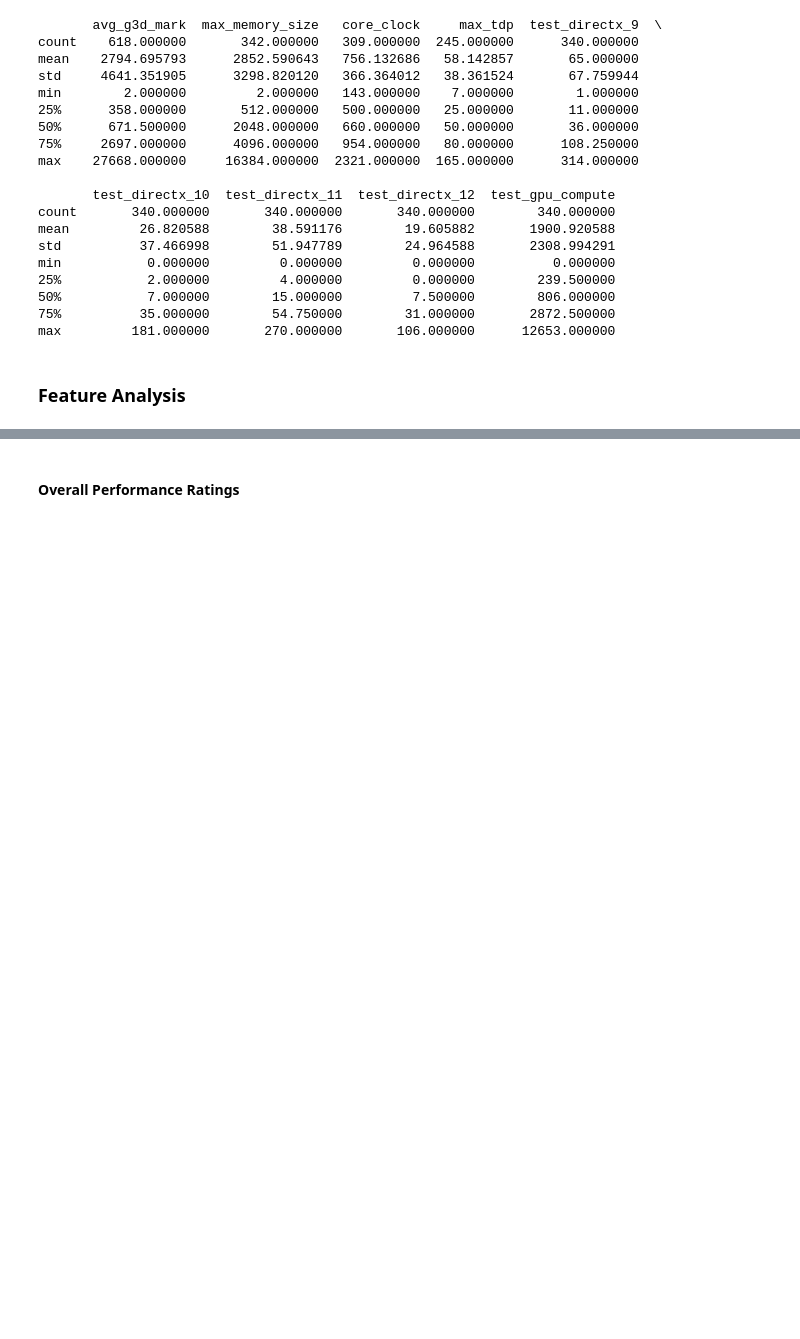
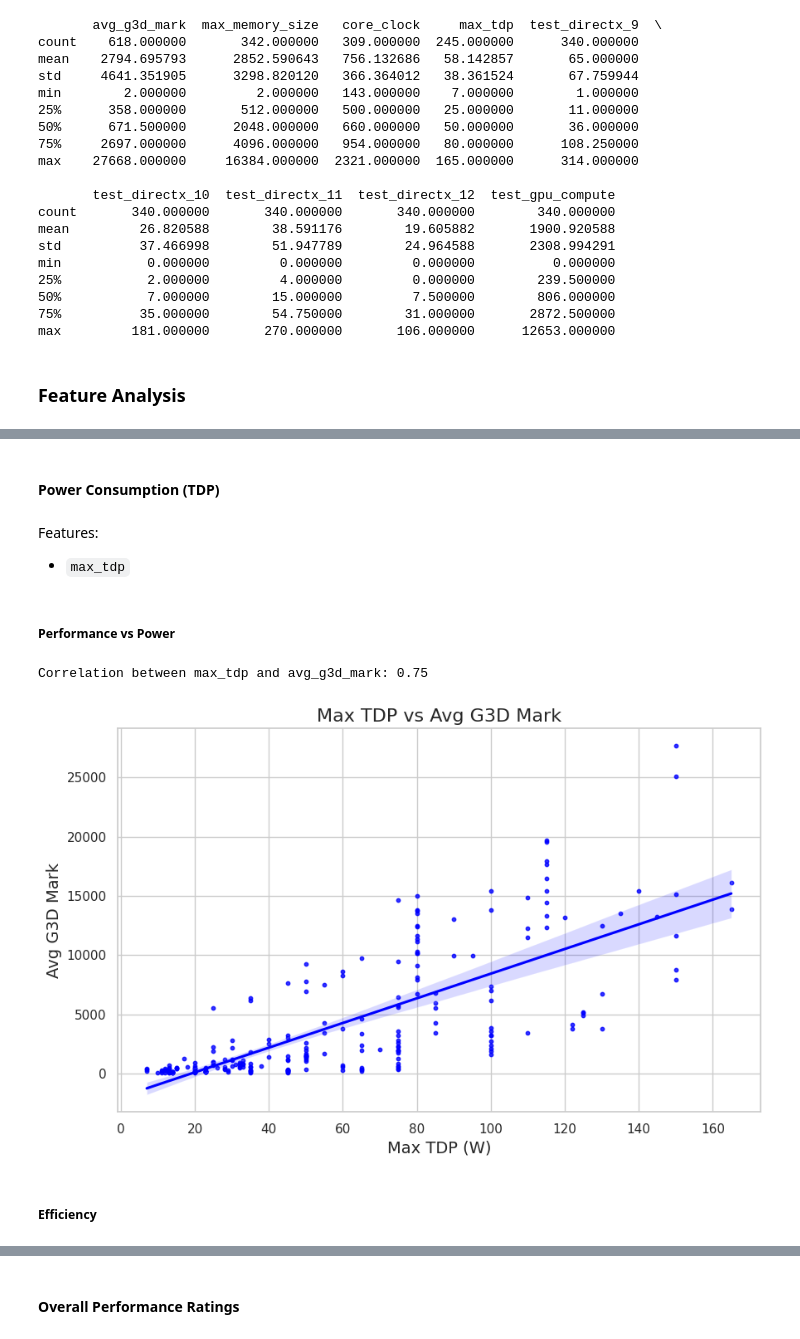
Before and after one commit to auphong2707/laptop-price-prediction-ds-prj, a Jupyter notebook: data_analysis/EDA.ipynb, the cells around one changed output, grey strips where cells are left out. Drawn from its saved outputs; the diff is of its cells as text; code cells hidden in the pictures; blank space fills up the shorter version.

```diff
--- a/data_analysis/EDA.ipynb
+++ b/data_analysis/EDA.ipynb
@@ -732,0 +926,37 @@ max         181.000000       270.000000       106.000000      12653.000000
+# %% [markdown]
+#### Power Consumption (TDP)
+# %% [markdown]
+Features:
+- `max_tdp`
+# %% [markdown]
+##### Performance vs Power
+# %%
+# Clone the gpu_data DataFrame
+gpu_data_clone = gpu_data.copy()
+
+# Ensure 'max_tdp' column is numeric
+gpu_data_clone['max_tdp'] = pd.to_numeric(gpu_data_clone['max_tdp'], errors='coerce')
+
+# Calculate correlation
+correlation_tdp_g3d = gpu_data_clone['max_tdp'].corr(gpu_data_clone['avg_g3d_mark'])
+
+# Print the correlation result
+print(f"Correlation between max_tdp and avg_g3d_mark: {correlation_tdp_g3d:.2f}")
+
+# Plot the relationship
+plt.figure(figsize=(10, 6))
+sns.regplot(data=gpu_data_clone, x='max_tdp', y='avg_g3d_mark', color='blue', scatter_kws={'s': 10})
+
+# Add titles and labels
+plt.title("Max TDP vs Avg G3D Mark", fontsize=16)
+plt.xlabel("Max TDP (W)", fontsize=14)
+plt.ylabel("Avg G3D Mark", fontsize=14)
+plt.grid(True)
+
+# Show the plot
+plt.show()
+# %% [output]
+Correlation between max_tdp and avg_g3d_mark: 0.75
+[figure, added]
+# %% [markdown]
+##### Efficiency
```
Also changed, not shown: parts of 74 cells of this notebook.
